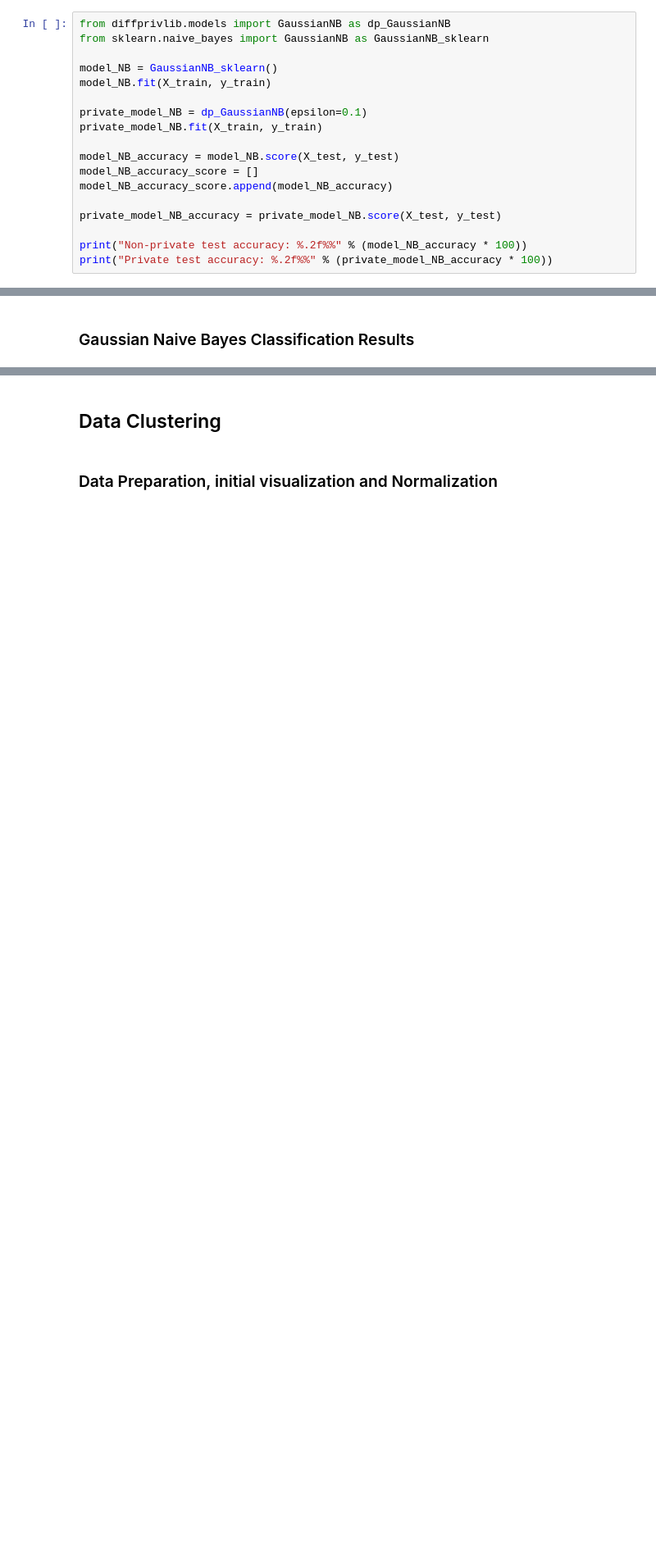
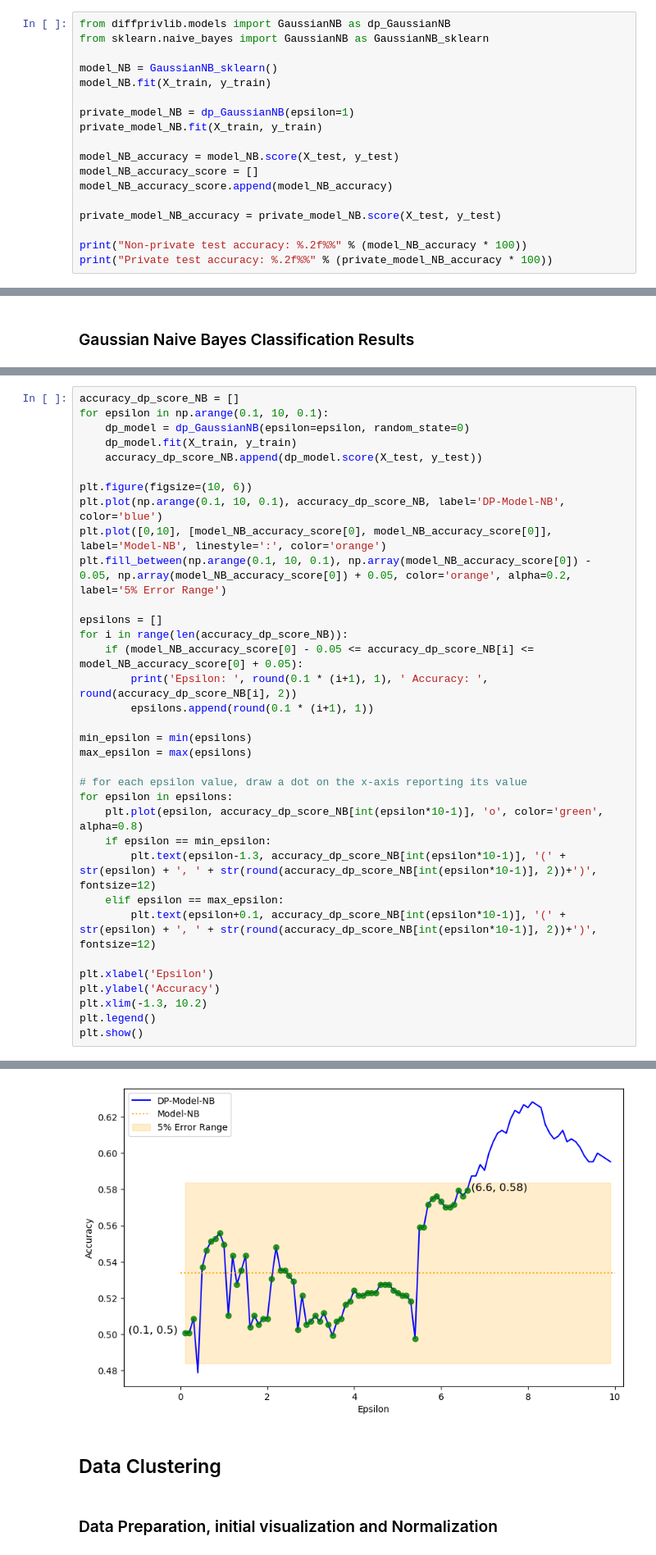
Before and after one commit to Kekkodf/Master-Thesis, a Jupyter notebook: Code/DP_Notebook.ipynb, the cells around one changed output, grey strips where cells are left out. Shown at 82% size. Drawn from its saved outputs; the diff is of its cells as text; blank space fills up the shorter version.

```diff
--- a/Code/DP_Notebook.ipynb
+++ b/Code/DP_Notebook.ipynb
@@ -304,7 +331,7 @@ from sklearn.naive_bayes import GaussianNB as GaussianNB_sklearn
 model_NB = GaussianNB_sklearn()
 model_NB.fit(X_train, y_train)
 
-private_model_NB = dp_GaussianNB(epsilon=0.1)
+private_model_NB = dp_GaussianNB(epsilon=1)
 private_model_NB.fit(X_train, y_train)
 
 model_NB_accuracy = model_NB.score(X_test, y_test)
@@ -338,0 +350,35 @@ plt.show()
+# %%
+accuracy_dp_score_NB = []
+for epsilon in np.arange(0.1, 10, 0.1):
+    dp_model = dp_GaussianNB(epsilon=epsilon, random_state=0)
+    dp_model.fit(X_train, y_train)
+    accuracy_dp_score_NB.append(dp_model.score(X_test, y_test))
+
+plt.figure(figsize=(10, 6))
+plt.plot(np.arange(0.1, 10, 0.1), accuracy_dp_score_NB, label='DP-Model-NB', color='blue')
+plt.plot([0,10], [model_NB_accuracy_score[0], model_NB_accuracy_score[0]], label='Model-NB', linestyle=':', color='orange')
+plt.fill_between(np.arange(0.1, 10, 0.1), np.array(model_NB_accuracy_score[0]) - 0.05, np.array(model_NB_accuracy_score[0]) + 0.05, color='orange', alpha=0.2, label='5% Error Range')
+
+epsilons = []
+for i in range(len(accuracy_dp_score_NB)):
+    if (model_NB_accuracy_score[0] - 0.05 <= accuracy_dp_score_NB[i] <= model_NB_accuracy_score[0] + 0.05):
+        print('Epsilon: ', round(0.1 * (i+1), 1), ' Accuracy: ', round(accuracy_dp_score_NB[i], 2))
+        epsilons.append(round(0.1 * (i+1), 1))
+
+min_epsilon = min(epsilons)
+max_epsilon = max(epsilons)
+
+# for each epsilon value, draw a dot on the x-axis reporting its value
+for epsilon in epsilons:
+    plt.plot(epsilon, accuracy_dp_score_NB[int(epsilon*10-1)], 'o', color='green', alpha=0.8)
+    if epsilon == min_epsilon:
+        plt.text(epsilon-1.3, accuracy_dp_score_NB[int(epsilon*10-1)], '(' + str(epsilon) + ', ' + str(round(accuracy_dp_score_NB[int(epsilon*10-1)], 2))+')', fontsize=12)
+    elif epsilon == max_epsilon:
+        plt.text(epsilon+0.1, accuracy_dp_score_NB[int(epsilon*10-1)], '(' + str(epsilon) + ', ' + str(round(accuracy_dp_score_NB[int(epsilon*10-1)], 2))+')', fontsize=12)
+
+plt.xlabel('Epsilon')
+plt.ylabel('Accuracy')
+plt.xlim(-1.3, 10.2)
+plt.legend()
+plt.show()
+# %% [output]
@@ -339,3 +402,4 @@ plt.show()
+[figure, added]
 # %% [markdown]
 ## Data Clustering
 # %% [markdown]
```
Also changed, not shown: parts of 16 cells of this notebook, 7 other files.
